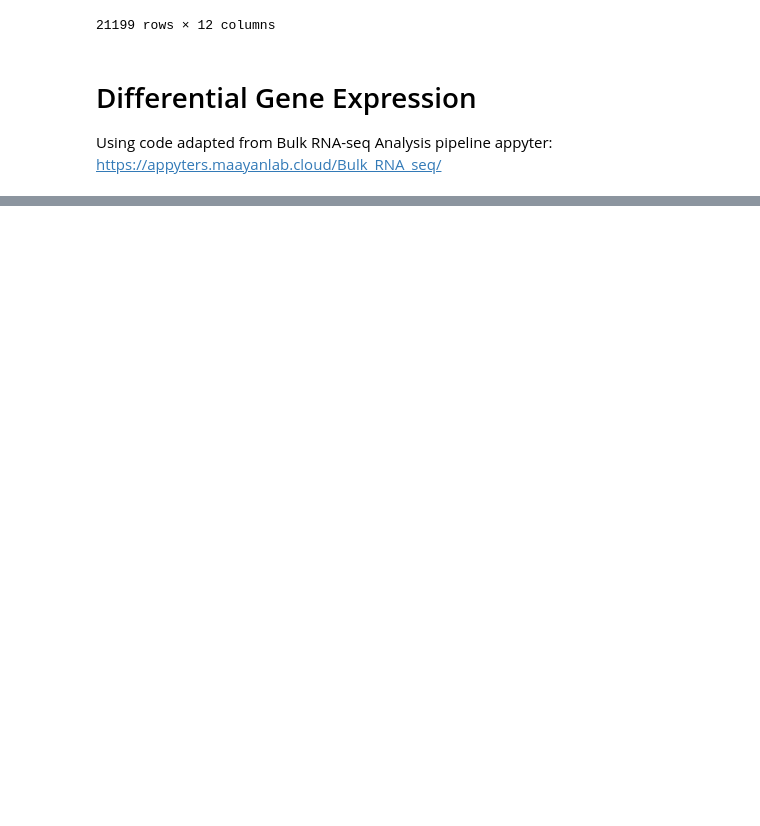
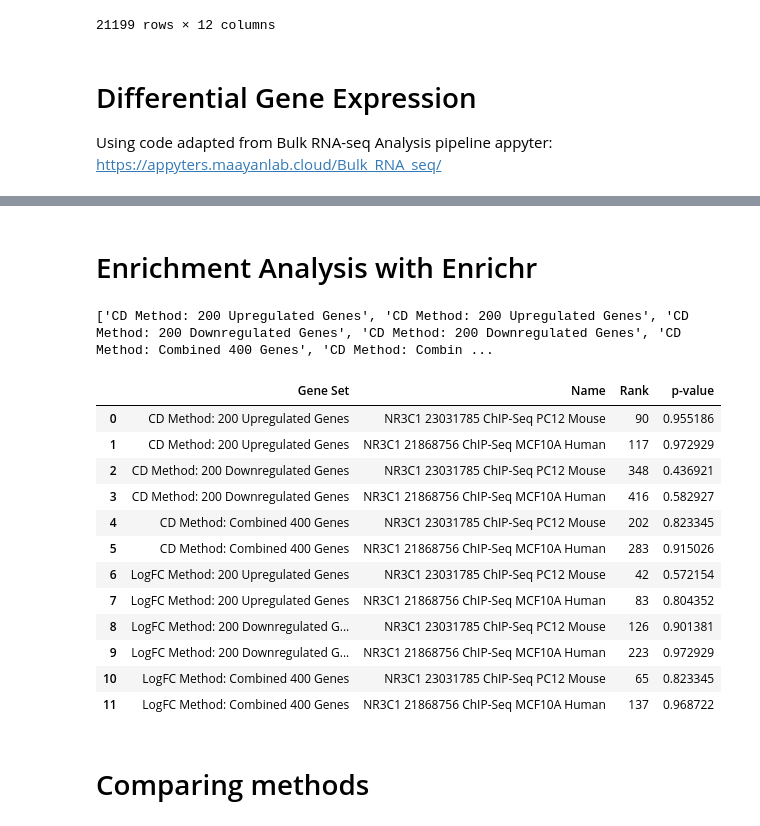
Before and after one commit to MaayanLab/dex-benchmark, a Jupyter notebook: Benchmarking RNA-seq DEG Methods/Benchmarking RNA-seq DEG Methods with the Dexamethasone Benchmark.ipynb, the cells around one changed output, grey strips where cells are left out. Drawn from its saved outputs; the diff is of its cells as text; code cells hidden in the pictures; blank space fills up the shorter version.

Commit message:
Added CD and LogFC methods

```diff
--- a/Benchmarking RNA-seq DEG Methods/Benchmarking RNA-seq DEG Methods with the Dexamethasone Benchmark.ipynb
+++ b/Benchmarking RNA-seq DEG Methods/Benchmarking RNA-seq DEG Methods with the Dexamethasone Benchmark.ipynb
@@ -210,0 +274,3 @@ KeyError: "'limma' not found"
+# %%
+fc_df = signatures['treatment: standard cultivation medium vs. treatment: standard cultivation medium + dexamethason']
+fc_df
@@ -211 +292,14 @@ KeyError: "'limma' not found"
+# %%
+cd_up_200_genes = list(cd_df.head(200).index)
+cd_down_200_genes = list(cd_df.tail(200).index)
+cd_both_400_genes = cd_up_200_genes + cd_down_200_genes
+logFC_up_200_genes = list(fc_df.head(200).index)
+logFC_down_200_genes = list(fc_df.tail(200).index)
+logFC_both_400_genes = logFC_up_200_genes + logFC_down_200_genes
+
+gene_lists = [cd_up_200_genes, cd_down_200_genes, cd_both_400_genes, logFC_up_200_genes, logFC_down_200_genes, logFC_both_400_genes]
+list_names = ["CD Method: 200 Upregulated Genes", "CD Method: 200 Downregulated Genes", "CD Method: Combined 400 Genes",
+             "LogFC Method: 200 Upregulated Genes", "LogFC Method: 200 Downregulated Genes", "LogFC Method: Combined 400 Genes"]
+# %% [markdown]
+# Enrichment Analysis with Enrichr
 # %%
@@ -213,4 +354,50 @@ KeyError: "'limma' not found"
+# %%
+results = []
+for gene_list in gene_lists:
+    result = Enrichr_API(gene_list, ['ChEA_2016'])
+    results.append(result)
 # %%
 # Extract NR3C1 rankings
+# Initialize lists for storing NR3C1 information
+gene_set = []
+names = []
+ranks = []
+p_val = []
+
+# Iterate over each result
+for i in range(len(results)):
+    # Within each gene set, iterate over the transcription factor names
+    for j in range(len(results[i][1][0])):
+        # If NR3C1 is found, add the information to the lists
+        if 'NR3C1' in results[i][1][0][j]:
+            names.append(results[i][1][0][j])
+            ranks.append(results[i][0][0][j])
+            p_val.append(results[i][2][0][j])
+            gene_set.append(list_names[i])
+
+print(gene_set, names, ranks, p_val)
+# %% [output]
+['CD Method: 200 Upregulated Genes', 'CD Method: 200 Upregulated Genes', 'CD Method: 200 Downregulated Genes', 'CD Method: 200 Downregulated Genes', 'CD Method: Combined 400 Genes', 'CD Method: Combin ...
+# %%
+# Create a display dataframe
+df = pd.DataFrame(list(zip(gene_set, names, ranks, p_val)),
+                 columns = ['Gene Set', 'Name','Rank','p-value'])
+df
+# %% [output]
+|  | Gene Set | Name | Rank | p-value |
+| 0 | CD Method: 200 Upregulated Genes | NR3C1 23031785 ChIP-Seq PC12 Mouse | 90 | 0.955186 |
+| 1 | CD Method: 200 Upregulated Genes | NR3C1 21868756 ChIP-Seq MCF10A Human | 117 | 0.972929 |
+| 2 | CD Method: 200 Downregulated Genes | NR3C1 23031785 ChIP-Seq PC12 Mouse | 348 | 0.436921 |
+| 3 | CD Method: 200 Downregulated Genes | NR3C1 21868756 ChIP-Seq MCF10A Human | 416 | 0.582927 |
+| 4 | CD Method: Combined 400 Genes | NR3C1 23031785 ChIP-Seq PC12 Mouse | 202 | 0.823345 |
+| 5 | CD Method: Combined 400 Genes | NR3C1 21868756 ChIP-Seq MCF10A Human | 283 | 0.915026 |
+| 6 | LogFC Method: 200 Upregulated Genes | NR3C1 23031785 ChIP-Seq PC12 Mouse | 42 | 0.572154 |
+| 7 | LogFC Method: 200 Upregulated Genes | NR3C1 21868756 ChIP-Seq MCF10A Human | 83 | 0.804352 |
+| 8 | LogFC Method: 200 Downregulated G... | NR3C1 23031785 ChIP-Seq PC12 Mouse | 126 | 0.901381 |
+| 9 | LogFC Method: 200 Downregulated G... | NR3C1 21868756 ChIP-Seq MCF10A Human | 223 | 0.972929 |
+| 10 | LogFC Method: Combined 400 Genes | NR3C1 23031785 ChIP-Seq PC12 Mouse | 65 | 0.823345 |
+| 11 | LogFC Method: Combined 400 Genes | NR3C1 21868756 ChIP-Seq MCF10A Human | 137 | 0.968722 |
+# %% [markdown]
+# Comparing methods
 # %%
 # Compare rankings/methods
```
Also changed, not shown: parts of 12 cells of this notebook.
